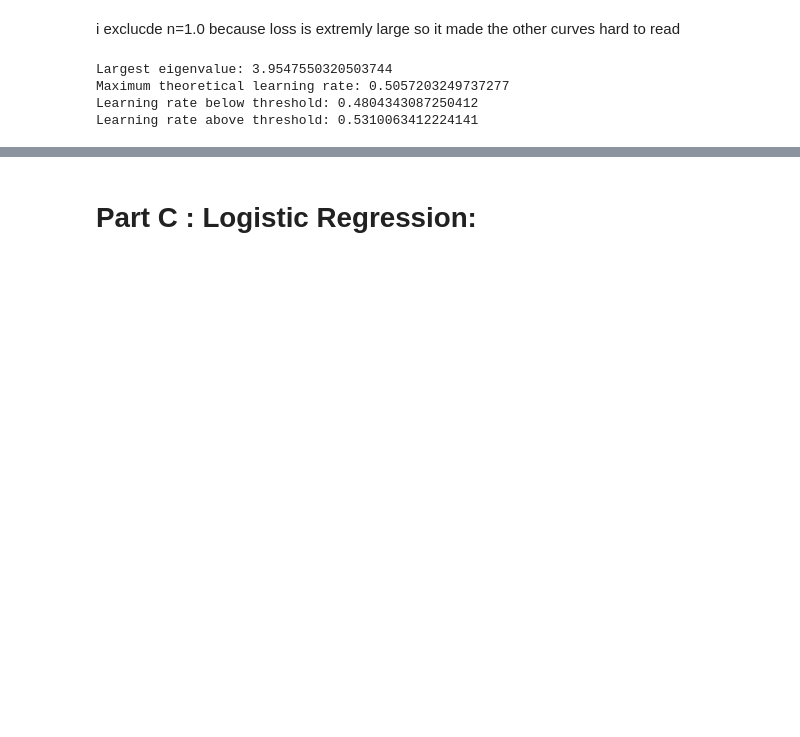
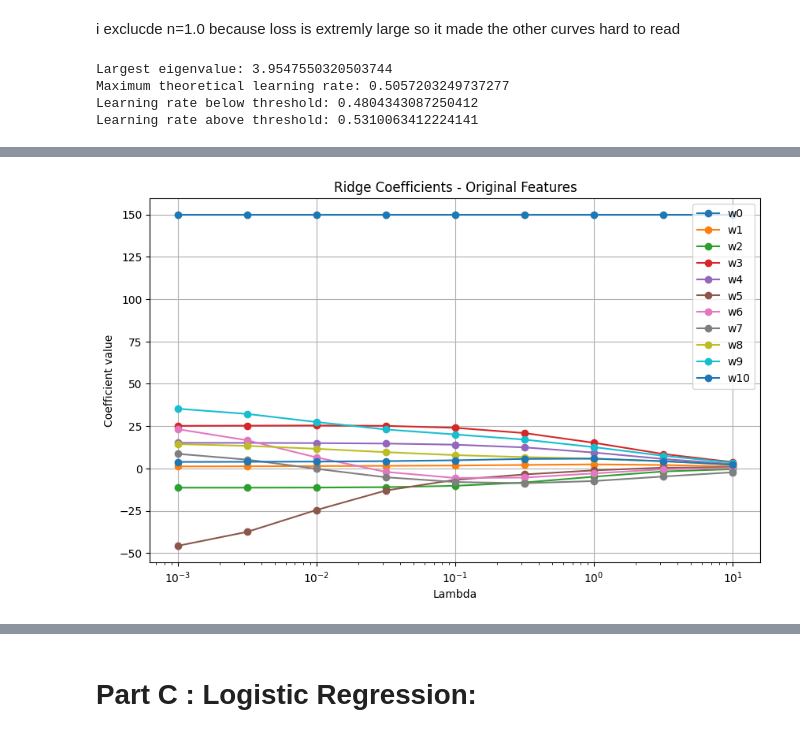
Before and after one commit to mohany606/Linear-Models-and-Support-Vector-Machines-from-Scratch, a Jupyter notebook: ML_Assigmment_2.ipynb, the cells around one changed output, grey strips where cells are left out. Saved outputs shown, nothing was run; the diff lists cells and outputs as text; code cells hidden in the pictures; blank space fills up the shorter version.

```diff
--- a/ML_Assigmment_2.ipynb
+++ b/ML_Assigmment_2.ipynb
@@ -611,0 +1114,12 @@ Learning rate above threshold: 0.5310063412224141
+# %%
+X_train_ridge = X_train_final
+X_val_ridge = X_val_final
+X_test_ridge = X_test_final
+
+y_train_ridge = y_train
+y_val_ridge = y_val
+y_test_ridge = y_test
+
+print("Training shape:", X_train_ridge.shape)
+print("Validation shape:", X_val_ridge.shape)
+print("Test shape:", X_test_ridge.shape)
@@ -611,0 +1183,18 @@ Learning rate above threshold: 0.5310063412224141
+# %%
+lambdas = np.concatenate(([0], np.logspace(-3, 1, 9)))
+original_weights = []
+original_val_rmse = []
+original_test_rmse = []
+for lam in lambdas:
+    w = ridge_regression(X_train_ridge, y_train_ridge, lam)
+    val_pred = X_val_ridge @ w
+    test_pred = X_test_ridge @ w
+    original_weights.append(w)
+    original_val_rmse.append(rmse(y_val_ridge, val_pred))
+    original_test_rmse.append(rmse(y_test_ridge, test_pred))
+original_weights = np.array(original_weights)
+original_val_rmse = np.array(original_val_rmse)
+original_test_rmse = np.array(original_test_rmse)
+print("Original features validation RMSE:")
+for lam, error in zip(lambdas, original_val_rmse):
+    print("Lambda:", lam, "| Validation RMSE:", error)
@@ -611,0 +1246,14 @@ Learning rate above threshold: 0.5310063412224141
+# %%
+positive_lambdas = lambdas[1:]
+plt.figure(figsize=(10, 6))
+for i in range(original_weights.shape[1]):
+    plt.plot(positive_lambdas,original_weights[1:, i],marker='o',label=f"w{i}")
+plt.xscale("log")
+plt.xlabel("Lambda")
+plt.ylabel("Coefficient value")
+plt.title("Ridge Coefficients - Original Features")
+plt.legend()
+plt.grid(True)
+plt.show()
+# %% [output]
+[figure, added]
```
Also changed, not shown: parts of 115 cells of this notebook.
